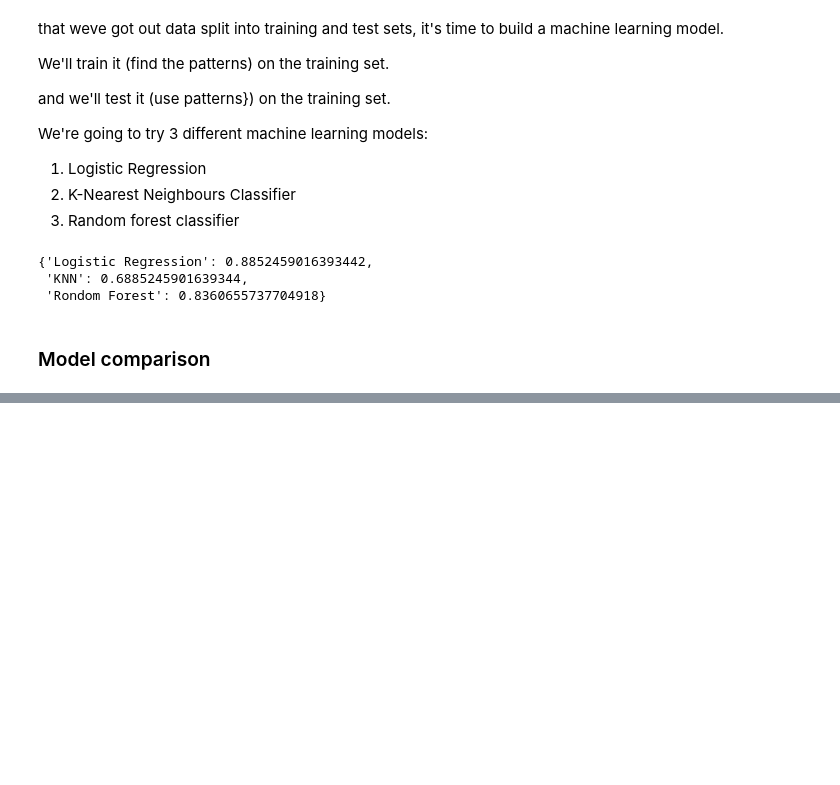
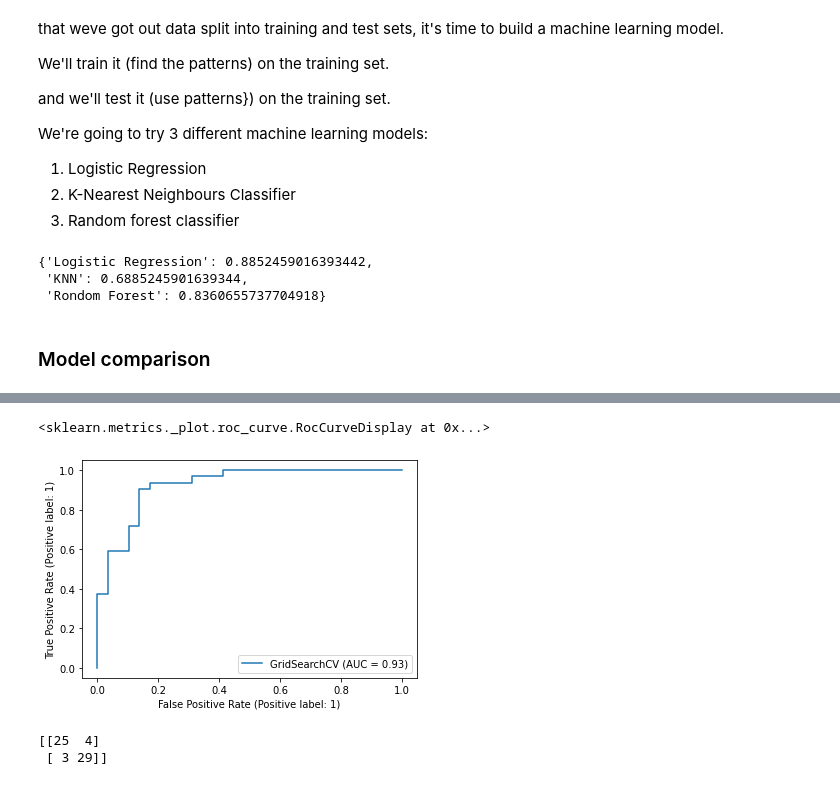
Before and after one commit to roelzaps/heart_disease_ML_project, a Jupyter notebook: end-to-end-heart-disease-classification.ipynb, the cells around one changed output, grey strips where cells are left out. Saved outputs shown, nothing was run; the diff lists cells and outputs as text; code cells hidden in the pictures; blank space fills up the shorter version.

```diff
--- a/end-to-end-heart-disease-classification.ipynb
+++ b/end-to-end-heart-disease-classification.ipynb
@@ -408,0 +521,13 @@ df.T.plot.bar()
+# %%
+# Tune LogisticRegression
+
+np.random.seed(42)
+
+#Set random hyperparameter search for logistic regression
+rs_log_reg = RandomizedSearchCV(LogisticRegression(),
+                               param_distributions = log_reg_grid,
+                               cv=5,
+                               n_iter=20,
+                               verbose=True)
+
+rs_log_reg.fit(X_train, y_train)
@@ -408,0 +548,13 @@ df.T.plot.bar()
+# %%
+# set up random seed
+np.random.seed(42)
+
+# set up random forest classifier
+rs_rf = RandomizedSearchCV(RandomForestClassifier(),
+                         param_distributions = rf_grid,
+                         cv=5,
+                        n_iter=20,
+                         verbose=True)
+
+#fit our randomforestclassifier
+rs_rf.fit(X_train,y_train)
@@ -408,0 +579,13 @@ df.T.plot.bar()
+# %%
+#Different hyperparameter for our LogisticRegression model.
+log_reg_grid = {'C': np.logspace(-4,4,30),
+               'solver': ['liblinear']}
+
+# Setup grid search hyperparameter search for logistic regression
+gs_log_reg = GridSearchCV(LogisticRegression(),
+                          param_grid = log_reg_grid,
+                         cv = 5,
+                         verbose =True)
+
+# fit grid hyperparameter search model
+gs_log_reg.fit(X_train, y_train)
@@ -408,0 +655,14 @@ df.T.plot.bar()
+# %%
+#ploting roc curve
+plot_roc_curve(gs_log_reg,
+              X_test,
+              y_test)
+# %% [output]
+<sklearn.metrics._plot.roc_curve.RocCurveDisplay at 0x...>
+[figure, added]
+# %%
+#confusin matrix
+print(confusion_matrix(y_test, y_preds))
+# %% [output]
+[[25  4]
+ [ 3 29]]
```
Also changed, not shown: parts of 42 cells of this notebook.
